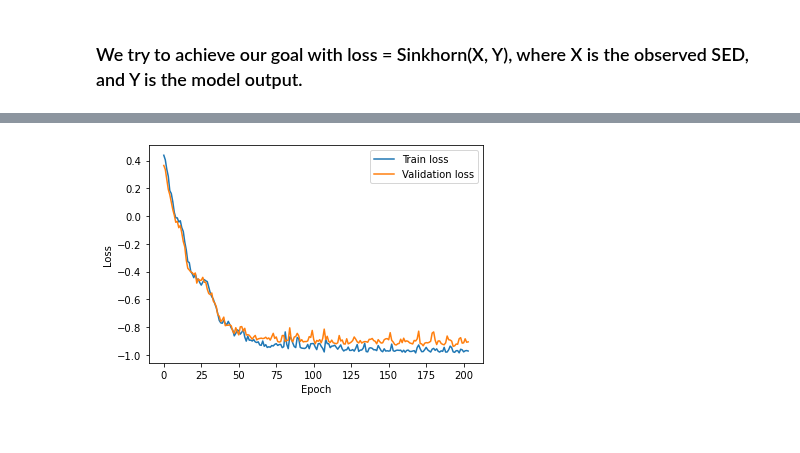
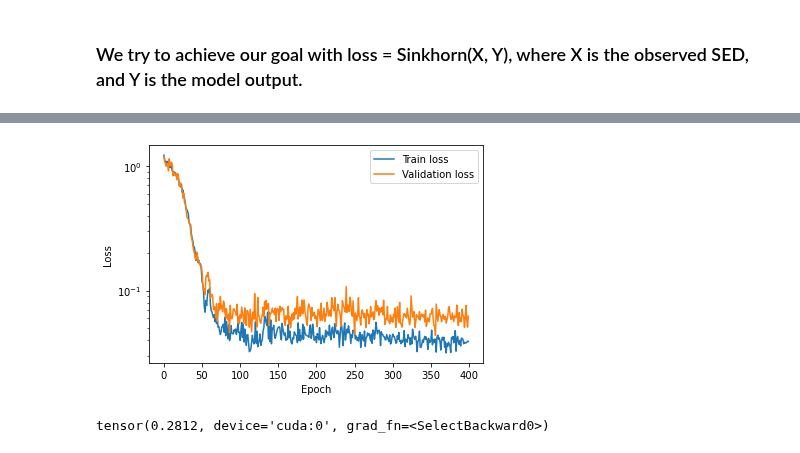
Before and after one commit to AstroJacobLi/popsed, a Jupyter notebook: notebooks/neural_density_estimator/nde_theta_sinkhorn_mass_redshift_noise_trial.ipynb, the cells around one changed output, grey strips where cells are left out. Drawn from its saved outputs; the diff is of its cells as text; code cells hidden in the pictures.

```diff
--- a/notebooks/neural_density_estimator/nde_theta_sinkhorn_mass_redshift_noise_trial.ipynb
+++ b/notebooks/neural_density_estimator/nde_theta_sinkhorn_mass_redshift_noise_trial.ipynb
@@ -116,12 +133,14 @@ X_train, X_vali, Y_train, Y_vali = train_test_split(X_data, Y_truth, test_size=0
 from popsed.speculator import StandardScaler
 from popsed.nde import WassersteinNeuralDensityEstimator
 from geomloss import SamplesLoss
+#del NDE_theta, samples
 
 NDE_theta = WassersteinNeuralDensityEstimator(method='nsf', num_transforms=5, # 10,
                                               num_bins=20,
                                               hidden_features=50, # 120,
                                               output_dir=None,
-                                              initial_pos={'mean': [5, 1, 10.5, 0.2], 'std': [1, 1, 1, 0.05]},
+#                                               initial_pos={'mean': [6, 3, 10.0, 0.05], 'std': [1, 1, 1, 0.05]},
+                                              initial_pos={'mean': [5, 1, 10.5, 0.15], 'std': [1, 1, 1, 0.03]},
                                               normalize=False)
 NDE_theta.build(
     Y_train,
@@ -159,7 +178,7 @@ ax.legend(handles=[k_line, b_line], fontsize=11.5, bbox_to_anchor=(0., 1.0, 1.3,
 # %%
-max_epochs = 6
+max_epochs = 4
 scheduler = torch.optim.lr_scheduler.OneCycleLR(NDE_theta.optimizer,
-                                                max_lr=3e-2,
+                                                max_lr=3e-3,
                                                 steps_per_epoch=100,
                                                 epochs=max_epochs)
 # %%
@@ -168,7 +187,8 @@ for epoch in range(max_epochs):
     NDE_theta.train(n_epochs=100, n_samples=3000,
                     speculator=speculator,
                     noise=noise, noise_model_dir=noise_model_dir,
-                    sinkhorn_kwargs={'p': 1, 'blur': 0.01, 'scaling': 0.5},
+                    sinkhorn_kwargs={'p': 1, 'blur': 0.1, 'scaling': 0.5},
+                    scheduler=scheduler
                    )
-    scheduler.step()
+    #scheduler.step()
 # %% [output]
@@ -224,0 +203,28 @@ for i in range(10):
+# %%
+for i in range(8):
+    NDE_theta = WassersteinNeuralDensityEstimator(method='nsf', num_transforms=5, # 10,
+                                                  num_bins=20, hidden_features=50, # 120,
+                                                  initial_pos={'mean': [5, 1, 10.5, 0.2],
+                                                               'std': [1, 1, 1, 0.03]},
+                                                  normalize=False,
+                                                  output_dir='./nde_theta_four_peak/')
+    NDE_theta.build(
+        Y_train,
+        X_train,
+        optimizer='adam')
+
+    NDE_theta.load_validation_data(X_vali, Y_vali)
+    max_epochs = 4
+    scheduler = torch.optim.lr_scheduler.OneCycleLR(NDE_theta.optimizer,
+                                                    max_lr=3e-3,
+                                                    steps_per_epoch=100,
+                                                    epochs=max_epochs)
+
+    for epoch in range(max_epochs):
+        print('lr:', NDE_theta.optimizer.param_groups[0]['lr'])
+        NDE_theta.train(n_epochs=100, n_samples=5000,
+                        speculator=speculator,
+                        noise=noise, noise_model_dir=noise_model_dir,
+                        sinkhorn_kwargs={'p': 1, 'blur': 0.05, 'scaling': 0.5},
+                        scheduler=scheduler
+                       )
@@ -225,4 +245,5 @@ for i in range(10):
 # %%
 NDE_theta.plot_loss()
+plt.yscale('log')
 # %% [output]
-[figure, old version]
+[figure, new version]
@@ -229,3 +263,7 @@ NDE_theta.plot_loss()
+# %%
+L(NDE_theta.X, Y)
+# %% [output]
+tensor(0.2812, device='cuda:0', grad_fn=<SelectBackward0>)
 # %%
 NDE_theta.train_loss_history[np.argmin(NDE_theta.vali_loss_history)]
 # %% [output]
```
Also changed, not shown: parts of 31 cells of this notebook, 4 other files.
